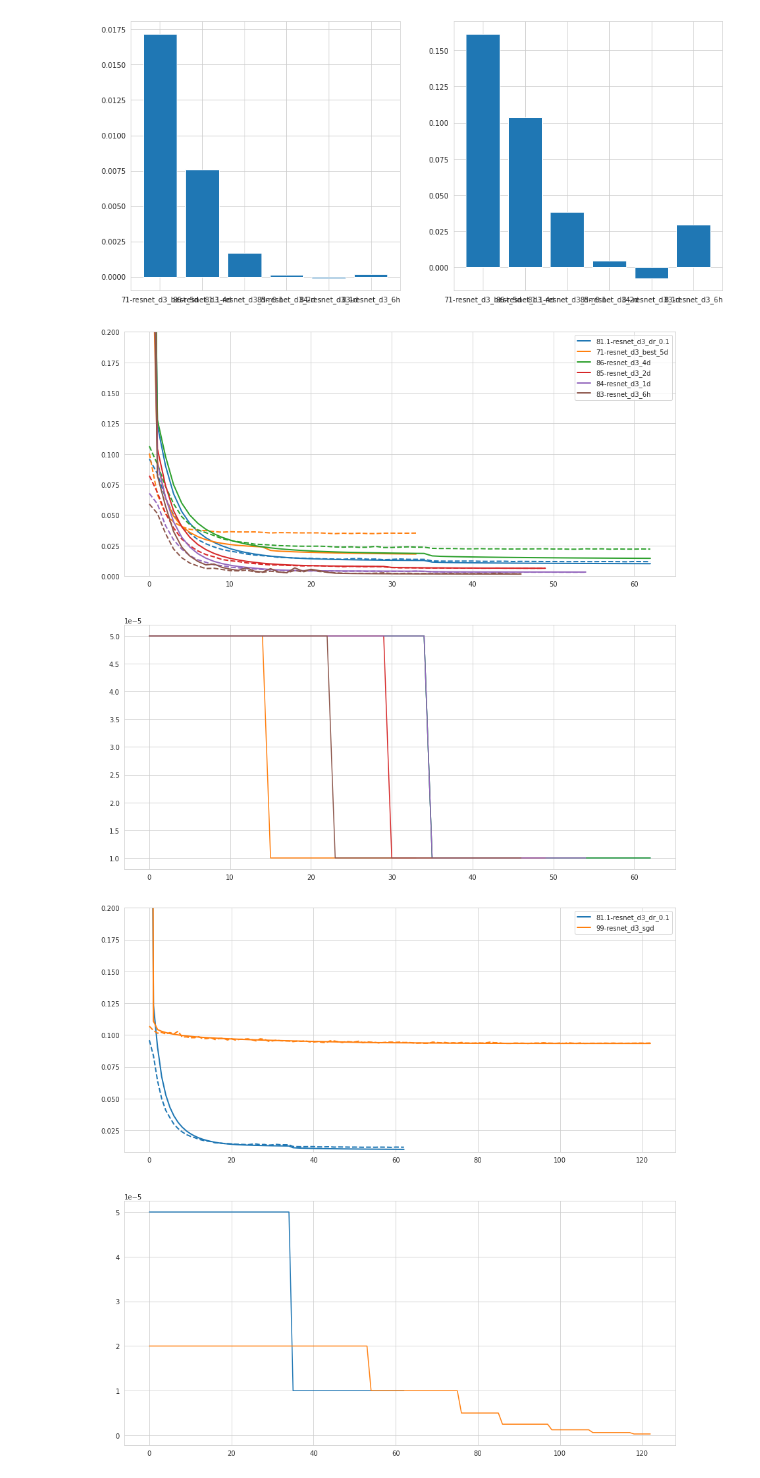
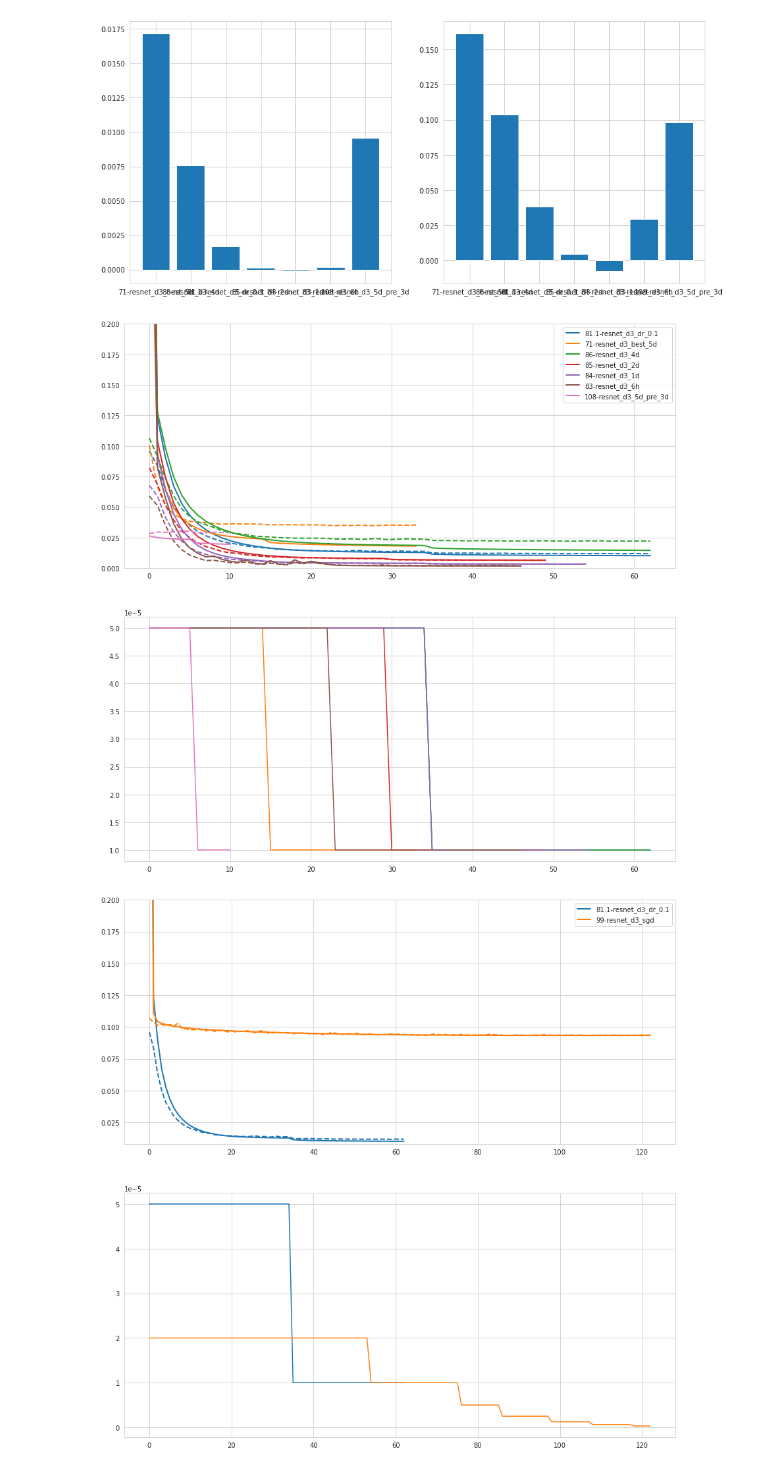
Before and after one commit to sagar-garg/WeatherBench, a Jupyter notebook: devlog/17-overfitting_tests.ipynb, the cells around one changed output. Cells and saved outputs as stored; diff of their text form; code cells hidden in the pictures.

```diff
--- a/devlog/17-overfitting_tests.ipynb
+++ b/devlog/17-overfitting_tests.ipynb
@@ -28,15 +43,15 @@ def plot_generalization_error(path, exp_ids):
 # %%
 plot_generalization_error('/home/rasp/data/myWeatherBench/predictions/saved_models/',
-            ['71', 86, '81', 85, 84, 83]
+            ['71', 86, '81', 85, 84, 83, 108]
         )
 # %% [output]
-[figure, old version]
+[figure, new version]
 # %%
 plot_losses('/home/rasp/data/myWeatherBench/predictions/saved_models/',
-            ['81', '71', 86, 85, 84, 83], log=False, ylim=(0.000, 0.2)
+            ['81', '71', 86, 85, 84, 83, 108], log=False, ylim=(0.000, 0.2)
         )
 # %% [output]
-[figure, old version]
+[figure, new version]
 # %%
 plot_losses('/home/rasp/data/myWeatherBench/predictions/saved_models/',
             ['81.1-', 99], log=False, ylim=(0.008, 0.2)
```
Also changed, not shown: parts of 3 cells of this notebook, 17 other files.
